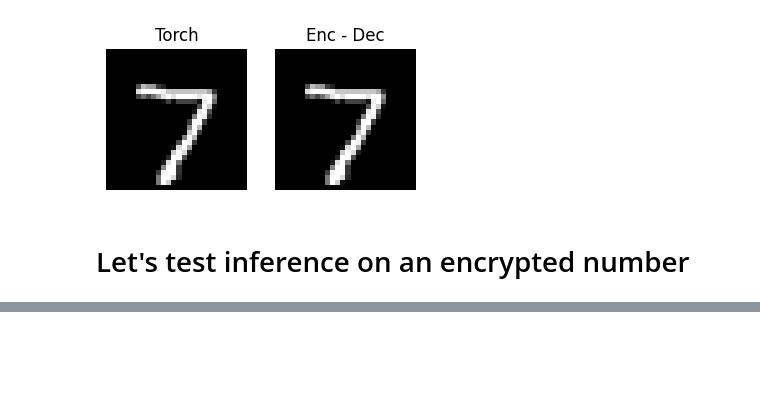
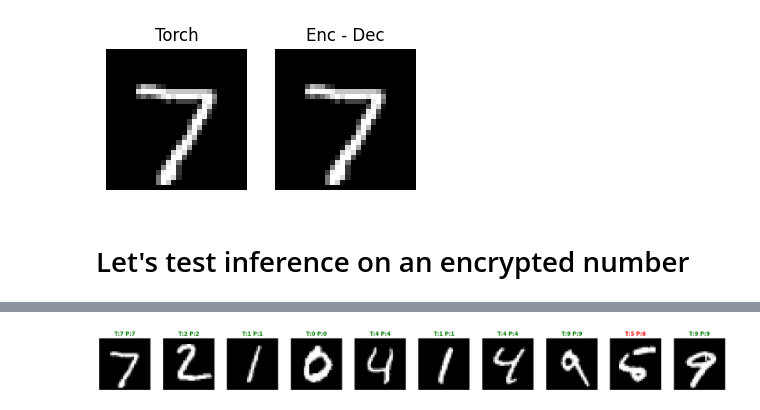
Before and after one commit to alexzilligmm/crypto-playground, a Jupyter notebook: pailler.ipynb, the cells around one changed output, grey strips where cells are left out. Saved outputs shown, nothing was run; the diff lists cells and outputs as text; code cells hidden in the pictures; blank space fills up the shorter version.

```diff
--- a/pailler.ipynb
+++ b/pailler.ipynb
@@ -290,0 +179,36 @@ KeyboardInterrupt:
+# %%
+from crypto.modules.pailler_mlp import PaillerMLP
+
+preds = []
+
+pailler_mlp = PaillerMLP(model)
+for i, enc_image in enumerate(enc_images_list):
+    flatten_image = []
+    for row in enc_image:
+        flatten_image.extend(row)
+
+    with torch.no_grad():
+        output_enc = pailler_mlp(flatten_image)
+
+    decrypted_logits = [private_key.decrypt(x) for x in output_enc]
+
+    predicted_class = decrypted_logits.index(max(decrypted_logits))
+    preds.append(predicted_class)
+# %%
+fig, axes = plt.subplots(1, 10, figsize=(20, 2))
+
+for i in range(10):
+    ax = axes[i]
+    img = images[i].squeeze()
+    ax.imshow(img, cmap='gray')
+
+    is_correct = labels[i] == preds[i]
+    title_color = 'green' if is_correct else 'red'
+
+    ax.set_title(f"T:{labels[i]} P:{preds[i]}", color=title_color, fontsize=12, fontweight='bold')
+    ax.axis('off')
+
+plt.tight_layout()
+plt.show()
+# %% [output]
+[figure, added]
```
Also changed, not shown: parts of 13 cells of this notebook, 6 other files.
